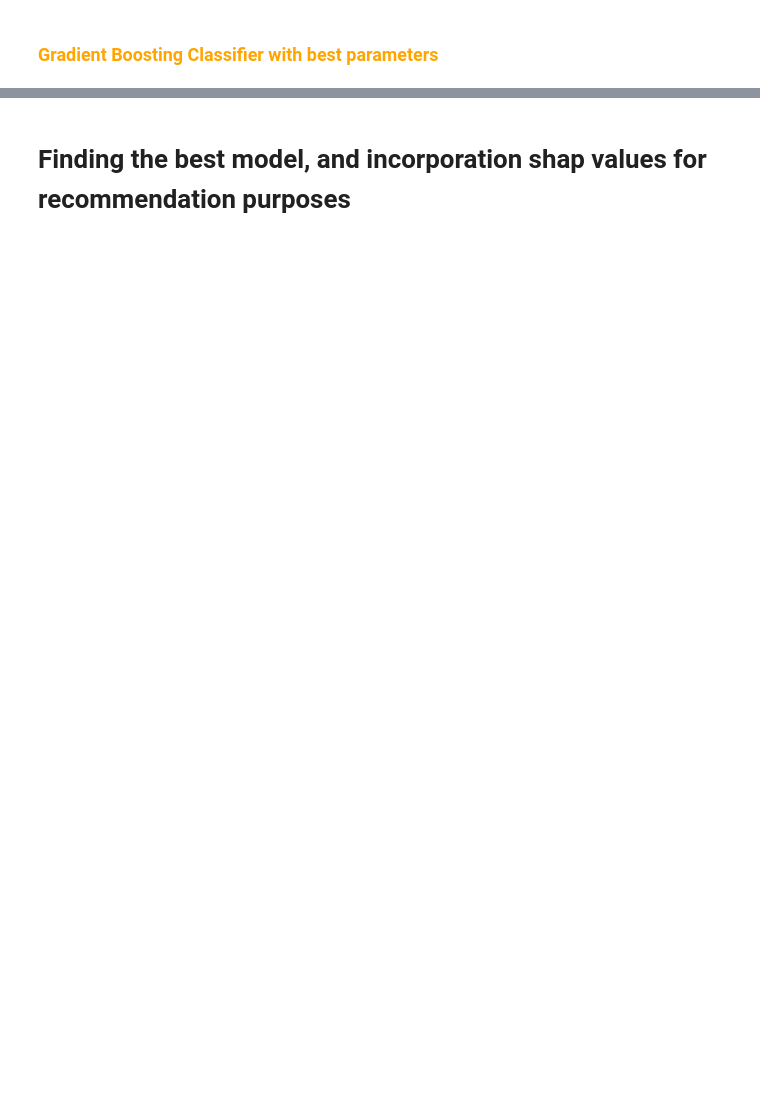
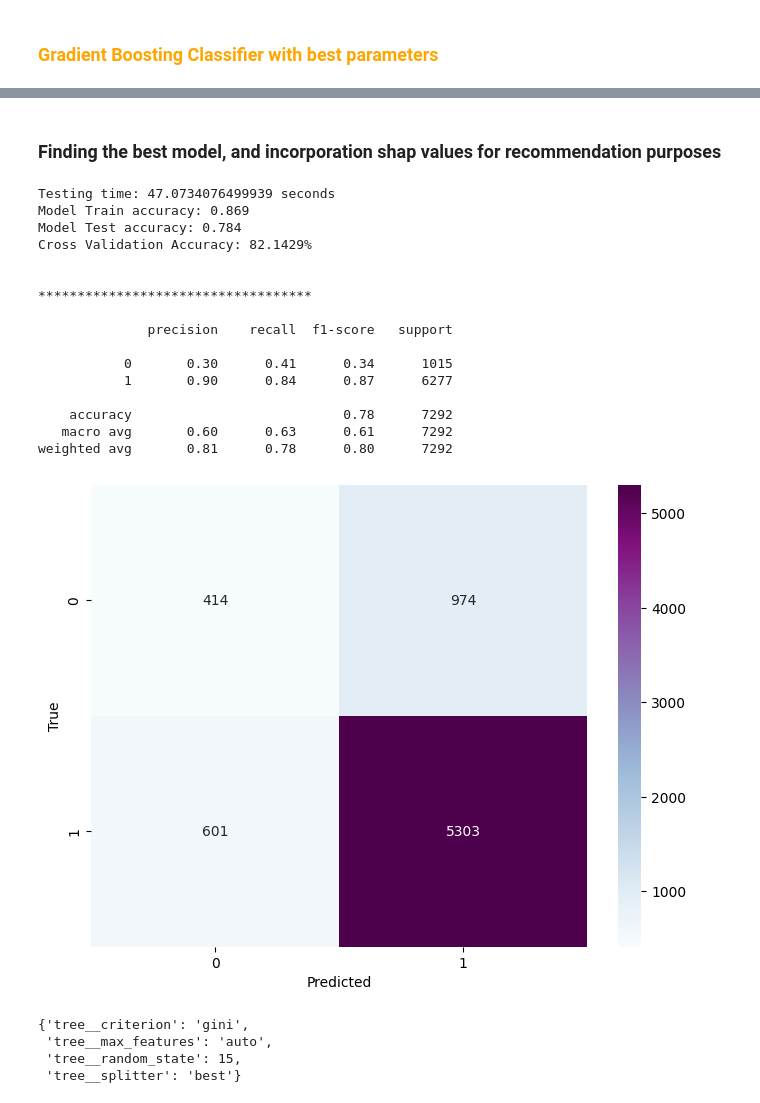
Before and after one commit to ndungek/Credit-Card-Approval-Prediction, a Jupyter notebook: approval.ipynb, the cells around one changed output, grey strips where cells are left out. Cells and saved outputs as stored; diff of their text form; code cells hidden in the pictures; blank space fills up the shorter version.

```diff
--- a/approval.ipynb
+++ b/approval.ipynb
@@ -1704,2 +1710,45 @@ plot_learning_curve(gradient_best)
 # %% [markdown]
-# Finding the best model, and incorporation shap values for recommendation purposes
+### Finding the best model, and incorporation shap values for recommendation purposes
+# %%
+
+scaled_pipeline = Pipeline([('scaler' , StandardScaler()),
+                            ('tree', DecisionTreeClassifier())])
+
+# setting basic parameter
+grid = [{'tree__criterion': ['entropy', 'gini', 'log_loss'],
+         'tree__splitter': ['best','random'],
+           'tree__random_state' :[10,15,42],
+           'tree__max_features': ['auto', 'sqrt', 'log2']}]
+
+cv =10
+base_decision_tree1 = GridSearchCV(estimator=scaled_pipeline,
+                          param_grid= grid,
+                          scoring='accuracy',
+                          cv=cv)
+
+fit_train_score(base_decision_tree1)
+# %% [output]
+Testing time: 47.0734076499939 seconds
+Model Train accuracy: 0.869
+Model Test accuracy: 0.784
+Cross Validation Accuracy: 82.1429%
+
+
+***********************************
+
+              precision    recall  f1-score   support
+
+           0       0.30      0.41      0.34      1015
+           1       0.90      0.84      0.87      6277
+
+    accuracy                           0.78      7292
+   macro avg       0.60      0.63      0.61      7292
+weighted avg       0.81      0.78      0.80      7292
+[figure, added]
+# %%
+base_decision_tree1.best_params_
+# %% [output]
+{'tree__criterion': 'gini',
+ 'tree__max_features': 'auto',
+ 'tree__random_state': 15,
+ 'tree__splitter': 'best'}
```
Also changed, not shown: parts of 27 cells of this notebook.
